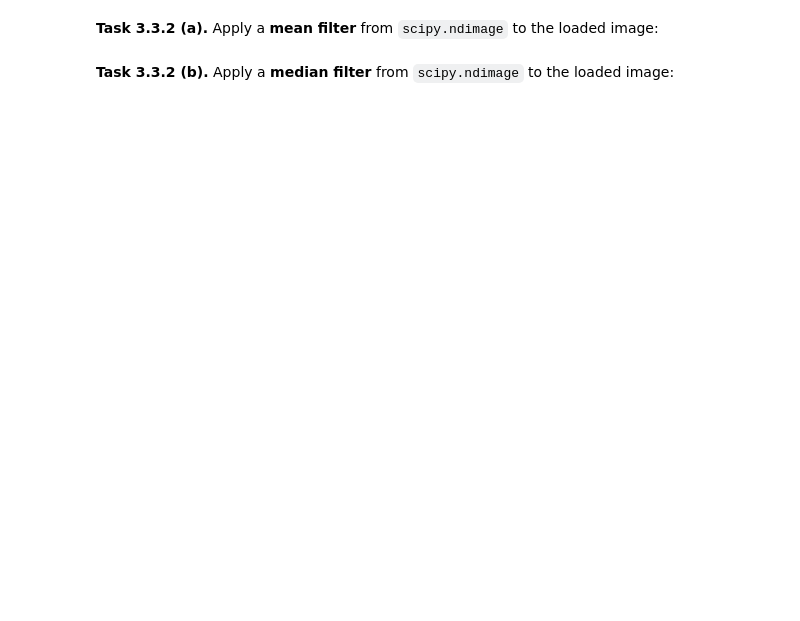
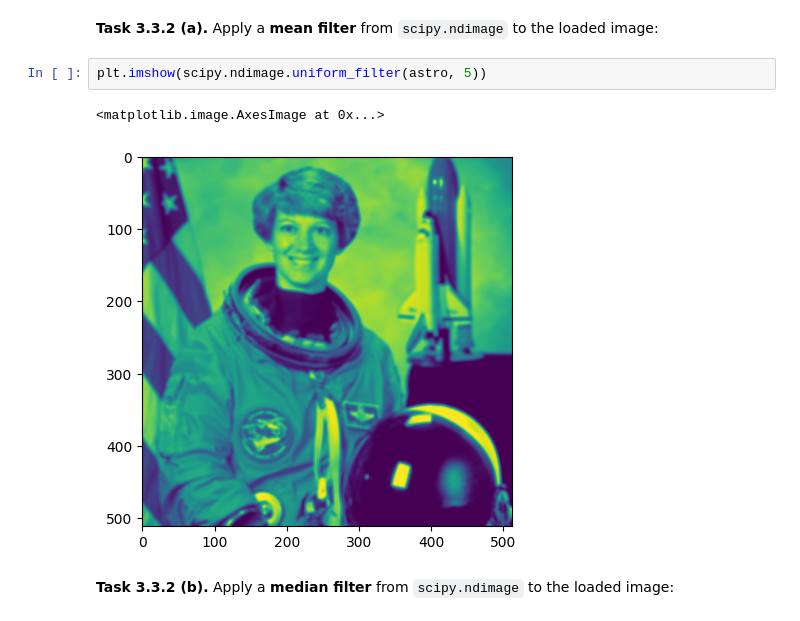
Before and after one commit to annika-st/mobi-fs3-python, a Jupyter notebook: task3.ipynb, the cells around one changed output. Drawn from its saved outputs; the diff is of its cells as text; blank space fills up the shorter version.

```diff
--- a/task3.ipynb
+++ b/task3.ipynb
@@ -70,4 +89,9 @@ Then, compare your result for filter size `5` with the correct result image `dat
 # %% [markdown]
 **<a id="#">Task 3.3.2 (a).</a>** Apply a **mean filter** from `scipy.ndimage` to the loaded image:
+# %%
+plt.imshow(scipy.ndimage.uniform_filter(astro, 5))
+# %% [output]
+<matplotlib.image.AxesImage at 0x...>
+[figure, added]
 # %% [markdown]
 **<a id="#">Task 3.3.2 (b).</a>** Apply a **median filter** from `scipy.ndimage` to the loaded image:
```
Also changed, not shown: parts of 9 cells of this notebook.
